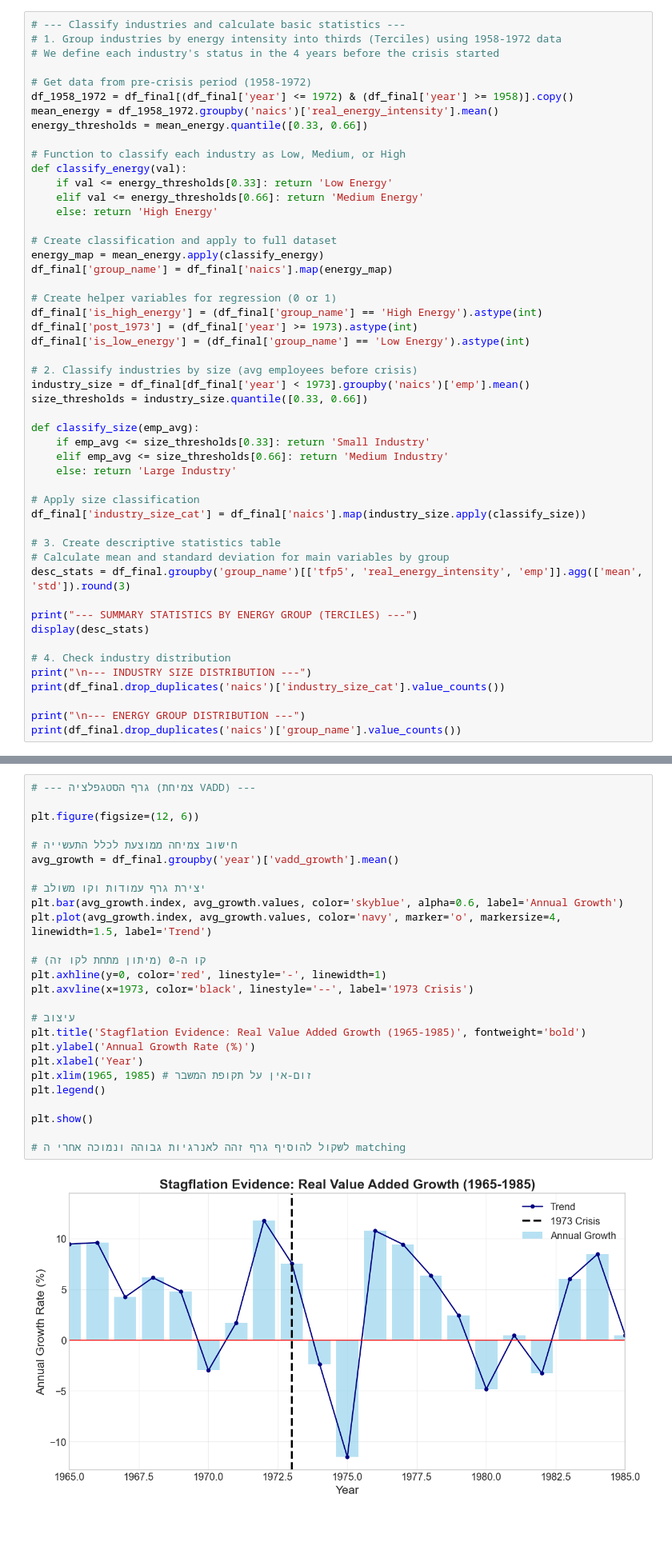
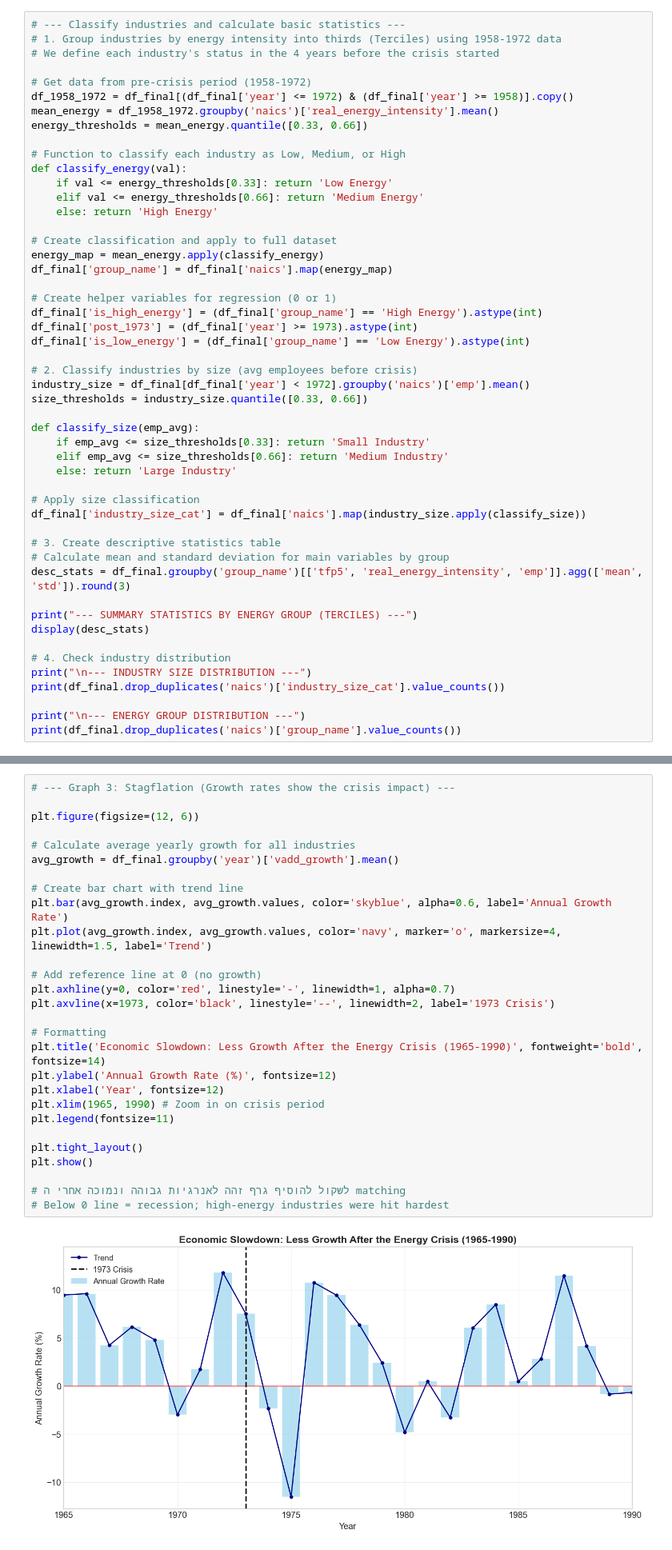
Before and after one commit to ofek31415-eng/Sourse_Idea, a Jupyter notebook: notebooks/idea_data_analysis.ipynb, the cells around one changed output, grey strips where cells are left out. Shown at 80% size. Drawn from its saved outputs; the diff is of its cells as text; blank space fills up the shorter version.

```diff
--- a/notebooks/idea_data_analysis.ipynb
+++ b/notebooks/idea_data_analysis.ipynb
@@ -80,7 +81,7 @@ df_final['post_1973'] = (df_final['year'] >= 1973).astype(int)
 df_final['is_low_energy'] = (df_final['group_name'] == 'Low Energy').astype(int)
 
 # 2. Classify industries by size (avg employees before crisis)
-industry_size = df_final[df_final['year'] < 1973].groupby('naics')['emp'].mean()
+industry_size = df_final[df_final['year'] < 1972].groupby('naics')['emp'].mean()
 size_thresholds = industry_size.quantile([0.33, 0.66])
 
 def classify_size(emp_avg):
@@ -352,28 +352,30 @@ plt.show()
 # %%
-# --- גרף הסטגפלציה (צמיחת VADD) ---
+# --- Graph 3: Stagflation (Growth rates show the crisis impact) ---
 
 plt.figure(figsize=(12, 6))
 
-# חישוב צמיחה ממוצעת לכלל התעשייה
+# Calculate average yearly growth for all industries
 avg_growth = df_final.groupby('year')['vadd_growth'].mean()
 
-# יצירת גרף עמודות וקו משולב
-plt.bar(avg_growth.index, avg_growth.values, color='skyblue', alpha=0.6, label='Annual Growth')
+# Create bar chart with trend line
+plt.bar(avg_growth.index, avg_growth.values, color='skyblue', alpha=0.6, label='Annual Growth Rate')
 plt.plot(avg_growth.index, avg_growth.values, color='navy', marker='o', markersize=4, linewidth=1.5, label='Trend')
 
-# קו ה-0 (מיתון מתחת לקו זה)
-plt.axhline(y=0, color='red', linestyle='-', linewidth=1)
-plt.axvline(x=1973, color='black', linestyle='--', label='1973 Crisis')
+# Add reference line at 0 (no growth)
+plt.axhline(y=0, color='red', linestyle='-', linewidth=1, alpha=0.7)
+plt.axvline(x=1973, color='black', linestyle='--', linewidth=2, label='1973 Crisis')
 
-# עיצוב
-plt.title('Stagflation Evidence: Real Value Added Growth (1965-1985)', fontweight='bold')
-plt.ylabel('Annual Growth Rate (%)')
-plt.xlabel('Year')
-plt.xlim(1965, 1985) # זום-אין על תקופת המשבר
-plt.legend()
+# Formatting
+plt.title('Economic Slowdown: Less Growth After the Energy Crisis (1965-1990)', fontweight='bold', fontsize=14)
+plt.ylabel('Annual Growth Rate (%)', fontsize=12)
+plt.xlabel('Year', fontsize=12)
+plt.xlim(1965, 1990) # Zoom in on crisis period
+plt.legend(fontsize=11)
 
+plt.tight_layout()
 plt.show()
 
 # לשקול להוסיף גרף זהה לאנרגיות גבוהה ונמוכה אחרי ה matching
+# Below 0 line = recession; high-energy industries were hit hardest
 # %% [output]
-[figure, old version]
+[figure, new version]
```
Also changed, not shown: parts of 30 cells of this notebook, 38 other files.
